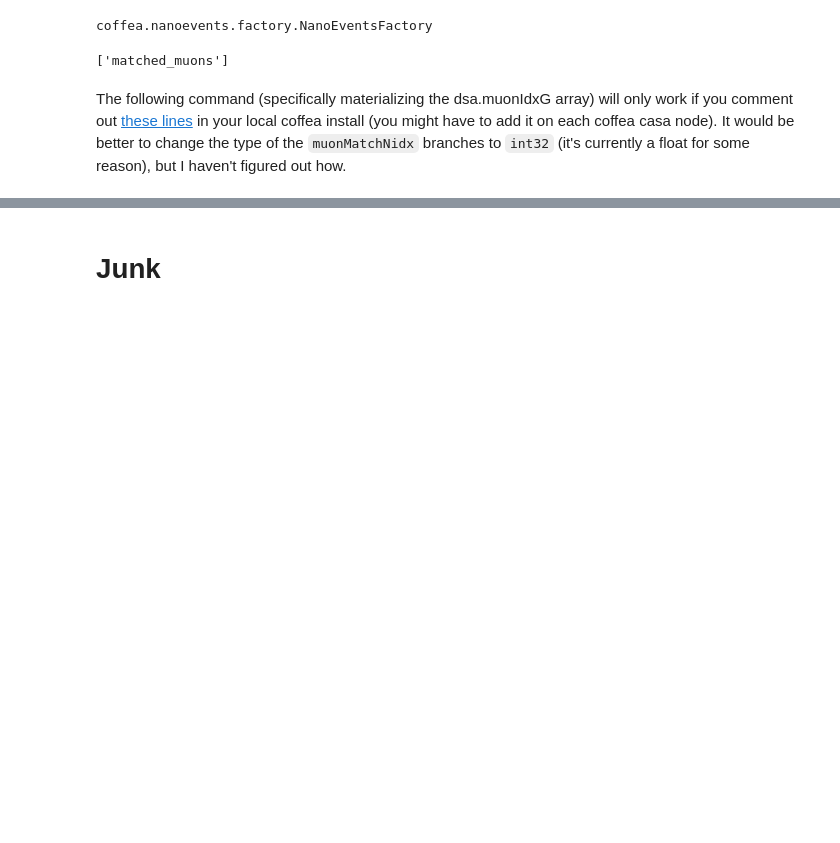
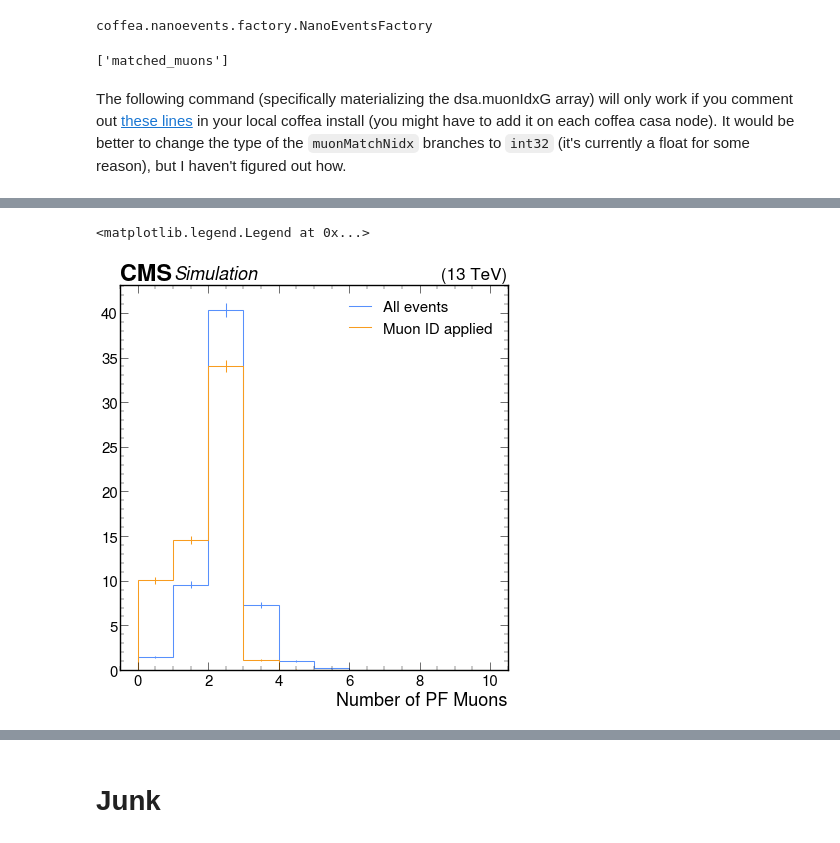
Before and after one commit to areinsvo/SIDM, a Jupyter notebook: sidm/test_notebooks/test_llpnanoaodschema.ipynb, the cells around one changed output, grey strips where cells are left out. Drawn from its saved outputs; the diff is of its cells as text; code cells hidden in the pictures; blank space fills up the shorter version.

Commit message:
Second attempt at dsa pf matching; added matched_muons into schema

```diff
--- a/sidm/test_notebooks/test_llpnanoaodschema.ipynb
+++ b/sidm/test_notebooks/test_llpnanoaodschema.ipynb
@@ -166,14 +164,15 @@ fileset = utilities.make_fileset(samples, "llpNanoAOD_v2", max_files=1, location
 # %%
 runner = processor.Runner(
     executor=processor.IterativeExecutor(),
-    schema=full_nano.NanoAODSchema,
+    schema=llpschema.LLPNanoAODSchema,
     #schema=llpnanoaodschema.NanoAODSchema,
     maxchunks=1,
     skipbadfiles=True,
 )
 
 channels = [
-    "2mu2e",
+    "keep_all_events",
+    "muon_only"
 ]
 p = sidm_processor.SidmProcessor(
     channels,
@@ -202,0 +231,9 @@ Applying muons looseID
+# %%
+utilities.plot([
+    out[samples[0]]["hists"]["muon_n"][channels[0], :],
+    out[samples[0]]["hists"]["muon_n"][channels[1], :],
+])
+plt.legend(["All events", "Muon ID applied"])
+# %% [output]
+<matplotlib.legend.Legend at 0x...>
+[figure, added]
```
Also changed, not shown: parts of 32 cells of this notebook, 7 other files.
